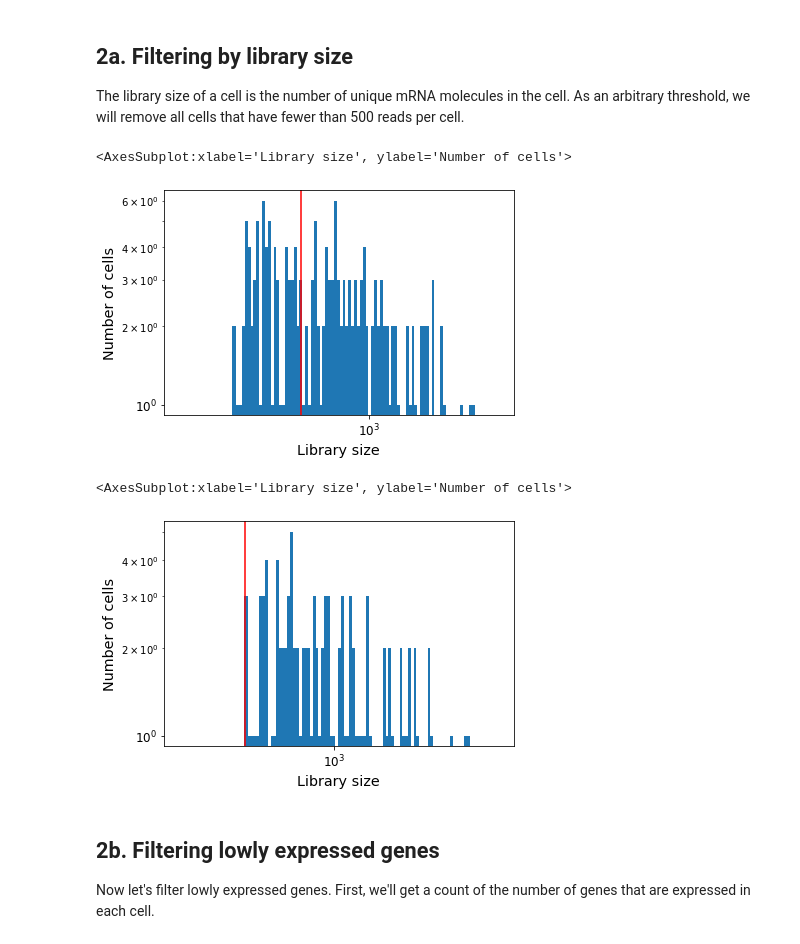
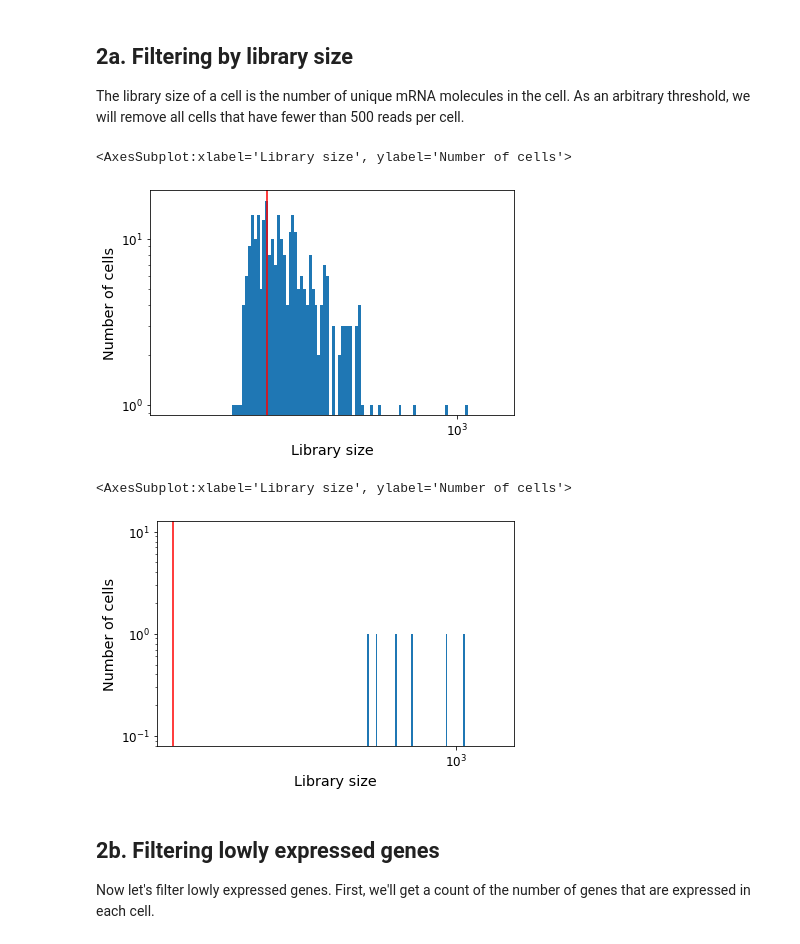
Before and after one commit to sriram-lab/single-cell-neutrophil-flux-analysis, a Jupyter notebook: src/python/phate.ipynb, the cells around one changed output. Cells and saved outputs as stored; diff of their text form; code cells hidden in the pictures.

```diff
--- a/src/python/phate.ipynb
+++ b/src/python/phate.ipynb
@@ -39,7 +39,7 @@ First, let's import the immunometabolism data. I saved the data as an excel file
 #datapath = r"C:\Users\scott\Data\scRNASeq\shea\celldf.xlsx"
 
 # Dell
-datapath = r"D:\Data\scRNASeq\shea\celldf.xlsx"
+datapath = r"D:\Data\scRNASeq\shea\celldf_ensembl.xlsx"
 
 
 wb = load_workbook(filename=datapath, read_only=True)
@@ -51,4 +51,4 @@ print(wb.sheetnames)
 Let's write up some code to preprocess the dataset. We'll analyze the Neutrophil dataset first, because that's the main dataset of interest.
 # %%
 counts = pd.read_excel(datapath,
-                       sheet_name=wb.sheetnames[10])
+                       sheet_name=wb.sheetnames[0])
@@ -56,8 +76,12 @@ counts = pd.read_excel(datapath,
 First, let's grab the metadata we need.
 # %%
 # Drop symbols
-symbols = counts["Symbol"]
-counts = counts.drop("Symbol", axis=1)
+ids = counts["Gene.stable.ID"]
+counts = counts.drop(['MGI.symbol',
+                      'HGNC.symbol',
+                      'NCBI.gene..formerly.Entrezgene..ID', \
+                      'Gene.stable.ID',
+                      'Ensembl'], axis=1)
 
 # Grab cell names
 celltype = counts.columns
@@ -92,7 +116,7 @@ counts = counts.drop('index', axis=1)
 # %% [markdown]
 Set the columns to be gene symbols
 # %%
-counts.columns = symbols
+counts.columns = ids
 counts.index = celltype
 print(counts.head())
 # %% [output]
@@ -121,18 +145,18 @@ Let's now perform some data filtering.
 The library size of a cell is the number of unique mRNA molecules in the cell. As an arbitrary threshold, we will remove all cells that have fewer than 500 reads per cell.
 # %%
 scprep.plot.plot_library_size(data=counts,
-                              cutoff=500)
+                              cutoff=250)
 # %% [output]
 <AxesSubplot:xlabel='Library size', ylabel='Number of cells'>
-[figure, old version]
+[figure, new version]
 # %%
 # be sure to uncomment this, unless your data is pre-filtered
-counts = scprep.filter.filter_library_size(counts, cutoff=500)
+counts = scprep.filter.filter_library_size(counts, cutoff=250)
 scprep.plot.plot_library_size(data=counts,
-                              cutoff=500)
+                              cutoff=250)
 # %% [output]
 <AxesSubplot:xlabel='Library size', ylabel='Number of cells'>
-[figure, old version]
+[figure, new version]
 # %% [markdown]
 ## 2b. Filtering lowly expressed genes
 Now let's filter lowly expressed genes. First, we'll get a count of the number of genes that are expressed in each cell.
```
Also changed, not shown: parts of 16 cells of this notebook, 5 other files.
